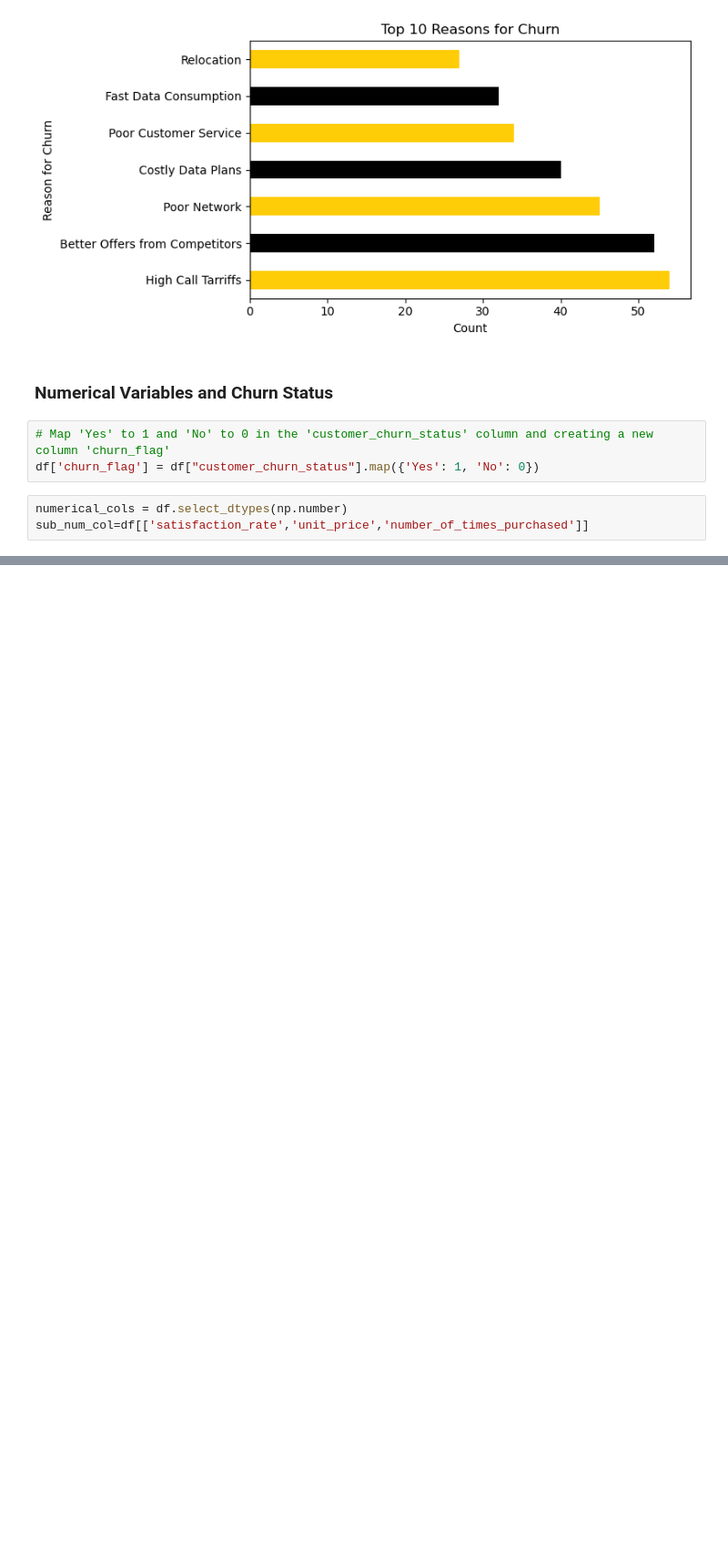
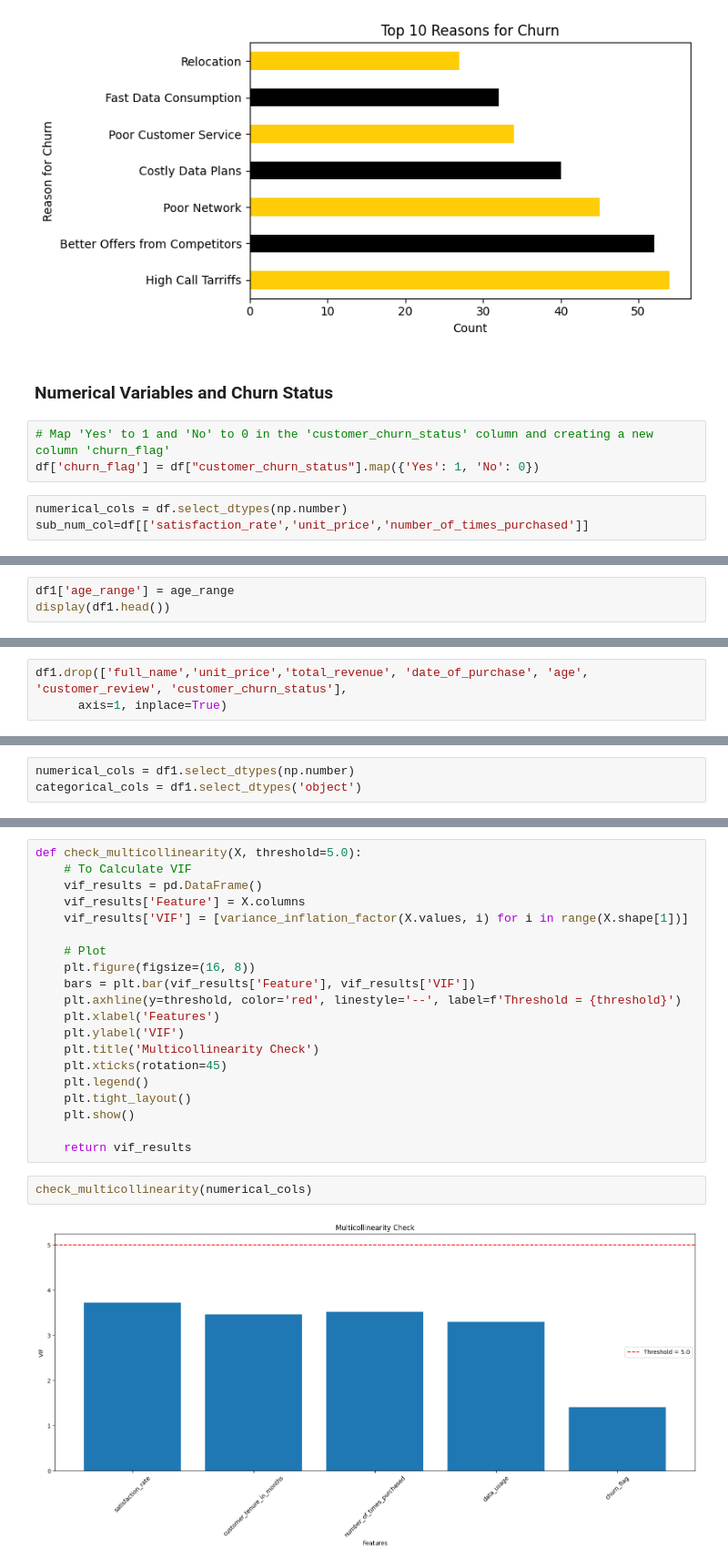
Before and after one commit to Jonc29/DATA-ANALYSIS, a Jupyter notebook: MTN Customer Churn Analysis and Prediction.ipynb, the cells around one changed output, grey strips where cells are left out. Shown at 91% size. Saved outputs shown, nothing was run; the diff lists cells and outputs as text; blank space fills up the shorter version.

```diff
--- a/MTN Customer Churn Analysis and Prediction.ipynb
+++ b/MTN Customer Churn Analysis and Prediction.ipynb
@@ -408,0 +615,3 @@ plt.show()
+# %%
+df1['age_range'] = age_range
+display(df1.head())
@@ -408,0 +625,4 @@ plt.show()
+# %%
+df1.drop(['full_name','unit_price','total_revenue', 'date_of_purchase', 'age',
+'customer_review', 'customer_churn_status'],
+      axis=1, inplace=True)
@@ -408,0 +663,3 @@ plt.show()
+# %%
+numerical_cols = df1.select_dtypes(np.number)
+categorical_cols = df1.select_dtypes('object')
@@ -408,0 +711,24 @@ plt.show()
+# %%
+def check_multicollinearity(X, threshold=5.0):
+    # To Calculate VIF
+    vif_results = pd.DataFrame()
+    vif_results['Feature'] = X.columns
+    vif_results['VIF'] = [variance_inflation_factor(X.values, i) for i in range(X.shape[1])]
+
+    # Plot
+    plt.figure(figsize=(16, 8))
+    bars = plt.bar(vif_results['Feature'], vif_results['VIF'])
+    plt.axhline(y=threshold, color='red', linestyle='--', label=f'Threshold = {threshold}')
+    plt.xlabel('Features')
+    plt.ylabel('VIF')
+    plt.title('Multicollinearity Check')
+    plt.xticks(rotation=45)
+    plt.legend()
+    plt.tight_layout()
+    plt.show()
+
+    return vif_results
+# %%
+check_multicollinearity(numerical_cols)
+# %% [output]
+[figure, added]
```
Also changed, not shown: parts of 70 cells of this notebook.
